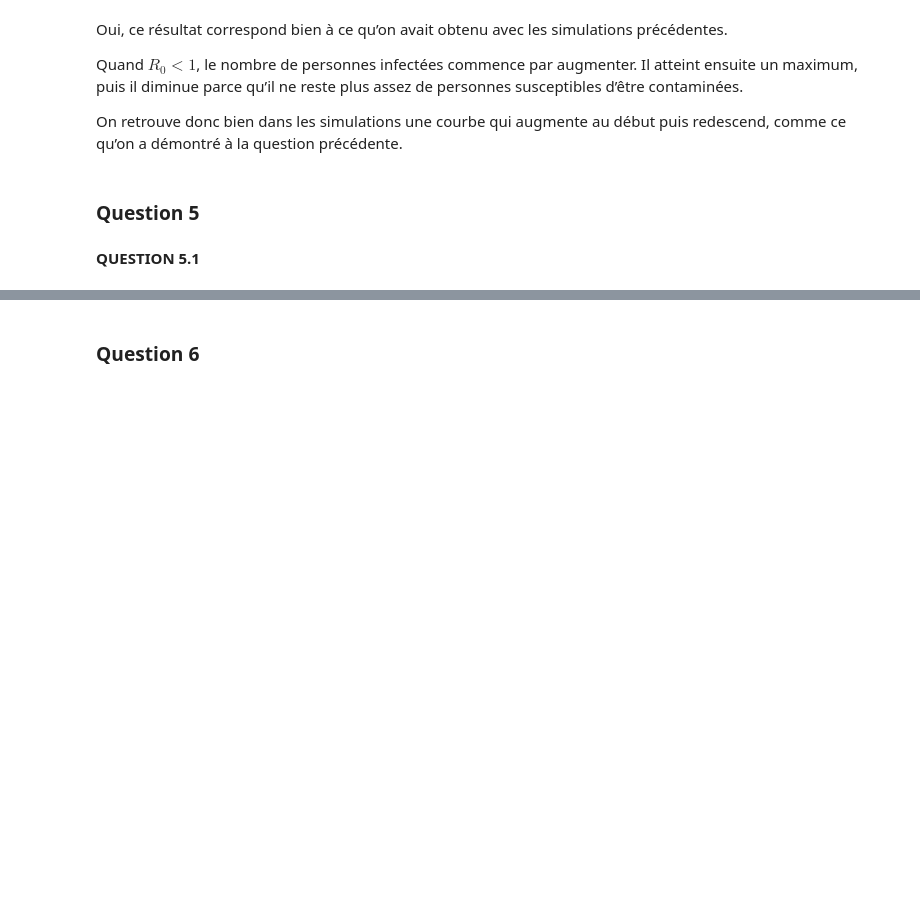
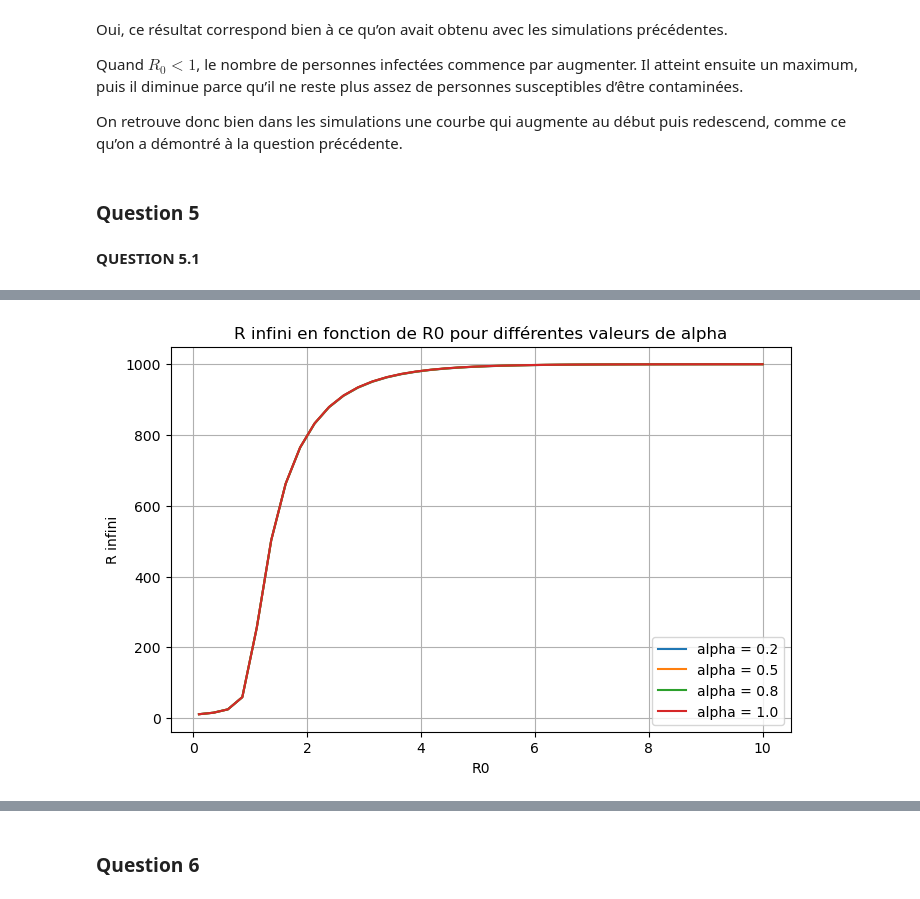
Before and after one commit to kenzalittlegenius/epidemic-propagation-model, a Jupyter notebook: DCC2_SIR_Model.ipynb, the cells around one changed output, grey strips where cells are left out. Drawn from its saved outputs; the diff is of its cells as text; code cells hidden in the pictures; blank space fills up the shorter version.

```diff
--- a/DCC2_SIR_Model.ipynb
+++ b/DCC2_SIR_Model.ipynb
@@ -714,0 +893,45 @@ def R_infini(M, S0, I0, q, alpha, T_init=50, facteur=2,
+# %%
+
+# Version graphique
+
+plt.figure(figsize=(8, 5))
+
+# Valeurs de alpha que l'on souhaite tester
+valeurs_alpha = [0.2, 0.5, 0.8, 1.0]
+
+# Valeurs de R0 comprises entre 0.1 et 10
+valeurs_R0 = np.linspace(0.1, 10, 40)
+
+for alpha in valeurs_alpha:
+
+    resultats_R_infini = []
+
+    for R0 in valeurs_R0:
+
+        # On choisit q de façon à avoir q / alpha = R0
+        q = R0 * alpha
+
+        valeur_R_infini = R_infini(
+            M_ref,
+            S0_ref,
+            I0_ref,
+            q,
+            alpha
+        )
+
+        resultats_R_infini.append(valeur_R_infini)
+
+    plt.plot(
+        valeurs_R0,
+        resultats_R_infini,
+        label=f"alpha = {alpha}"
+    )
+
+plt.xlabel("R0")
+plt.ylabel("R infini")
+plt.title("R infini en fonction de R0 pour différentes valeurs de alpha")
+plt.legend()
+plt.grid()
+plt.show()
+# %% [output]
+[figure, added]
```
Also changed, not shown: parts of 10 cells of this notebook.
